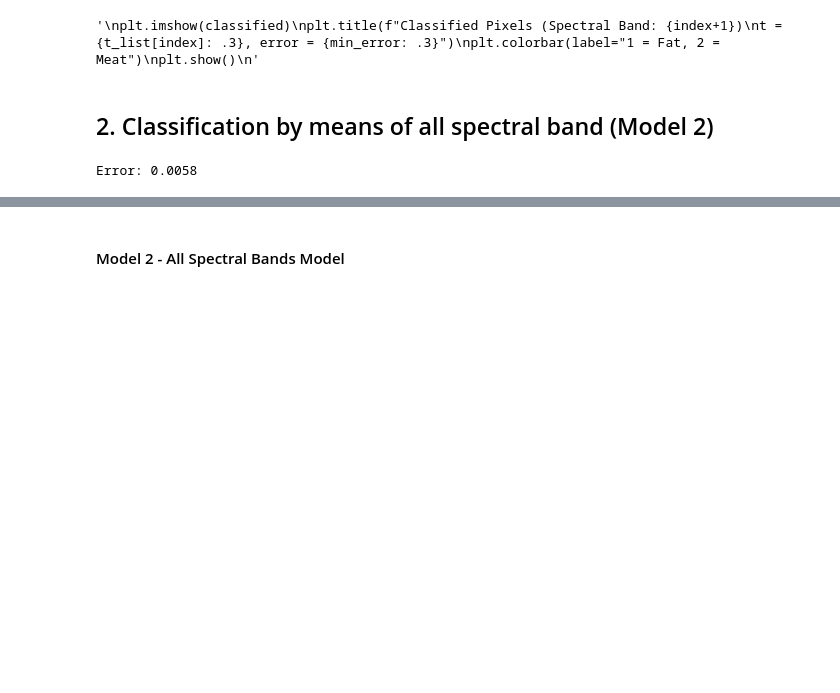
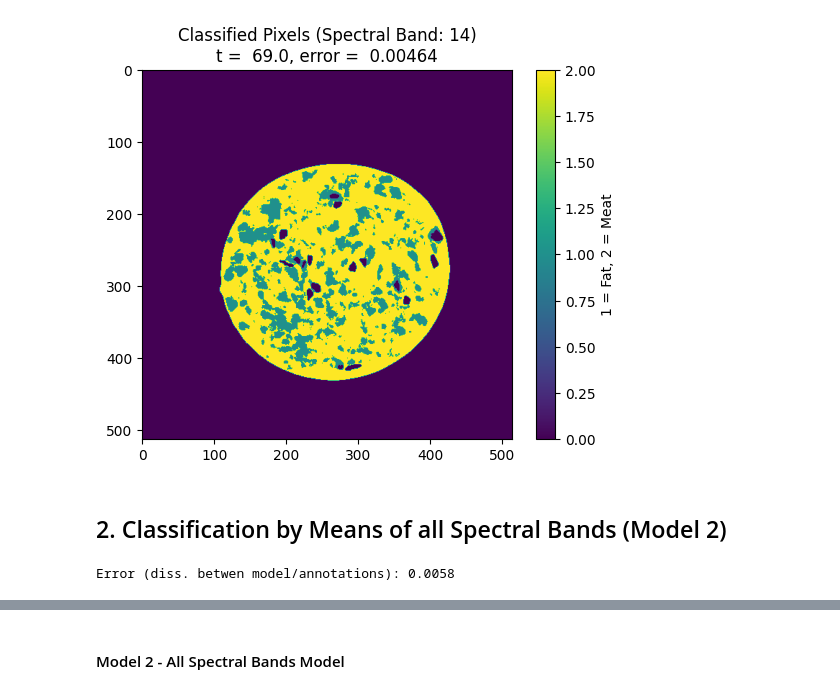
Before and after one commit to KeremOzemre/Salami, a Jupyter notebook: salami_exercise.ipynb, the cells around one changed output, grey strips where cells are left out. Saved outputs shown, nothing was run; the diff lists cells and outputs as text; code cells hidden in the pictures; blank space fills up the shorter version.

```diff
--- a/salami_exercise.ipynb
+++ b/salami_exercise.ipynb
@@ -58,28 +73,27 @@ Spectral Band: 14, t =  69.0, error =  0.00464
 # %%
 bgPix_14 = bgPix[:, index] # pixels spectral band 14
 
 # 1 = fat, 2 = meat
 classified = np.zeros(annotationIm.shape[:2], dtype=np.uint8)
 
 for i in range(bgPix_14.shape[0]):
     r = bgR[i]
     c = bgC[i]
 
     if bgPix_14[i] > t_list[index]:
         classified[r, c] = 1  # fat
     else:
         classified[r, c] = 2  # meat
 
-'''
+
 plt.imshow(classified)
 plt.title(f"Classified Pixels (Spectral Band: {index+1})\nt = {t_list[index]: .3}, error = {min_error: .3}")
 plt.colorbar(label="1 = Fat, 2 = Meat")
 plt.show()
-'''
 # %% [output]
-'\nplt.imshow(classified)\nplt.title(f"Classified Pixels (Spectral Band: {index+1})\nt = {t_list[index]: .3}, error = {min_error: .3}")\nplt.colorbar(label="1 = Fat, 2 = Meat")\nplt.show()\n'
+[figure, added]
 # %% [markdown]
-## 2. Classification by means of all spectral band (Model 2)
+## 2. Classification by Means of all Spectral Bands (Model 2)
 # %%
 # Covariance
 cov_fat = np.cov(fatPix, rowvar=False)
@@ -119,7 +133,7 @@ for i in range(bgPix.shape[0]):
 fat_errors_1 = np.sum(Discriminant(fatPix,1) < Discriminant(fatPix,2))
 meat_errors_1 = np.sum(Discriminant(meatPix,2) < Discriminant(meatPix,1))
 error_1 = (fat_errors_1+meat_errors_1)/(nf+nm)
-print(f"Error: {error_1:.3}")
+print(f"Error (diss. betwen model/annotations): {error_1:.3}")
 # %% [output]
-Error: 0.0058
+Error (diss. betwen model/annotations): 0.0058
 # %%
```
Also changed, not shown: parts of 20 cells of this notebook.
